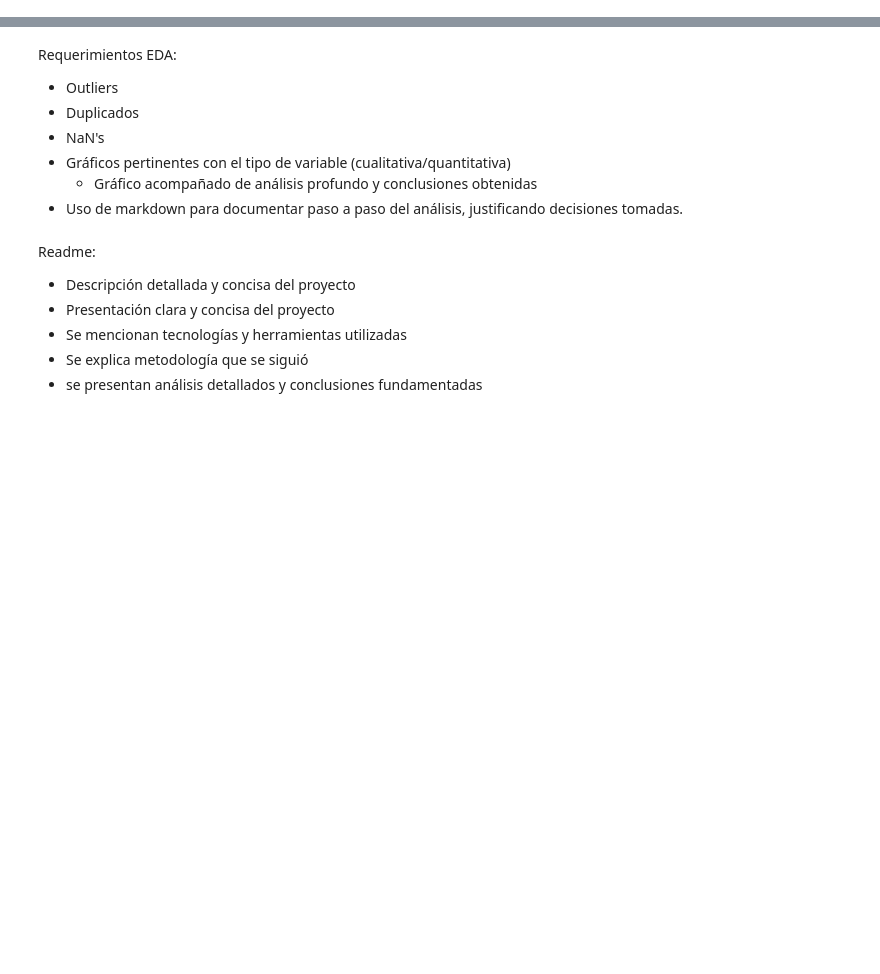
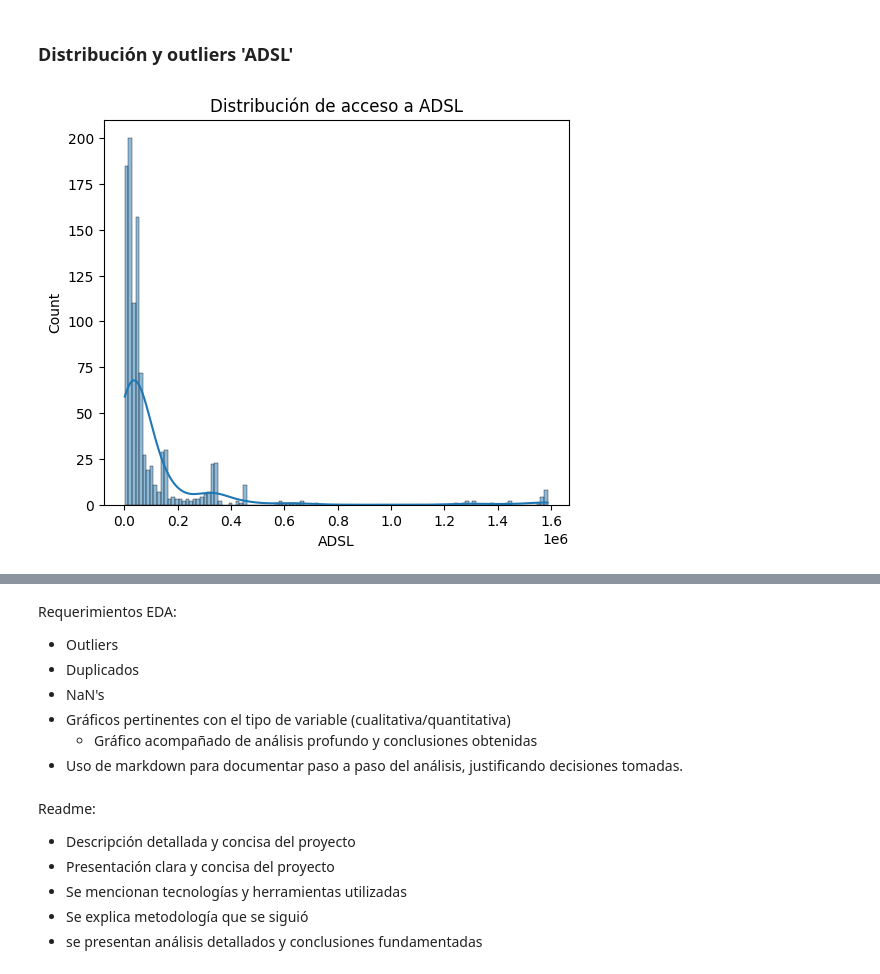
Before and after one commit to Vierinsky/pida_fviera, a Jupyter notebook: eda_etl_internet.ipynb, the cells around one changed output, grey strips where cells are left out. Cells and saved outputs as stored; diff of their text form; code cells hidden in the pictures; blank space fills up the shorter version.

```diff
--- a/eda_etl_internet.ipynb
+++ b/eda_etl_internet.ipynb
@@ -10,0 +11,2 @@ Importante:
+# %%
+acc_vel_loc_sin_rangos, velocidad_sin_Rangos, accesos_tecnologia_localidad, velocidad_porcent_prov, totales_vmd, totales_accesos_tecnologia, accesos_por_tecnologia, penetracion_poblacion, penetracion_hogares, penetracion_totales, totales_accesos_velocidad, accesos_por_velocidad, dial_baf, totales_dial_baf, ingresos = internet.values()
@@ -10,0 +195,3 @@ Importante:
+# %%
+# Eliminar NaN
+accesos_por_tecnologia = accesos_por_tecnologia.dropna()
@@ -10,0 +215,2 @@ Importante:
+# %%
+accesos_por_tecnologia['Año'] = accesos_por_tecnologia['Año'].replace({'2019 *': 2019})
@@ -10,0 +229,11 @@ Importante:
+# %%
+accesos_por_tecnologia['Trimestre'] = accesos_por_tecnologia['Trimestre'].replace({'3 *' : 3, '2 *': 2, '1 *': 1})
+# %% [markdown]
+### Distribución y outliers 'ADSL'
+# %%
+plt.figure(figsize=(6,5))
+sns.histplot(accesos_por_tecnologia['ADSL'], kde=True)
+plt.title('Distribución de acceso a ADSL')
+plt.show()
+# %% [output]
+[figure, added]
```
Also changed, not shown: parts of 138 cells of this notebook, 8 other files.
